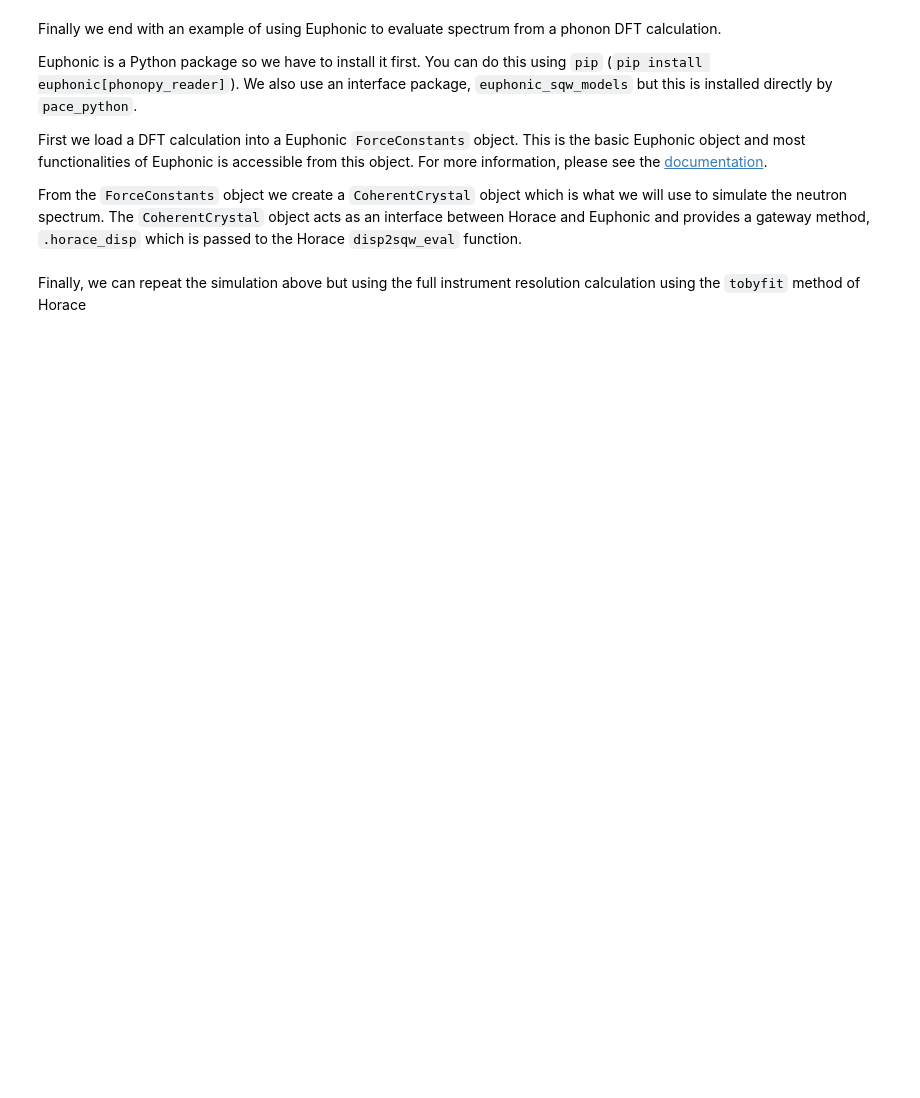
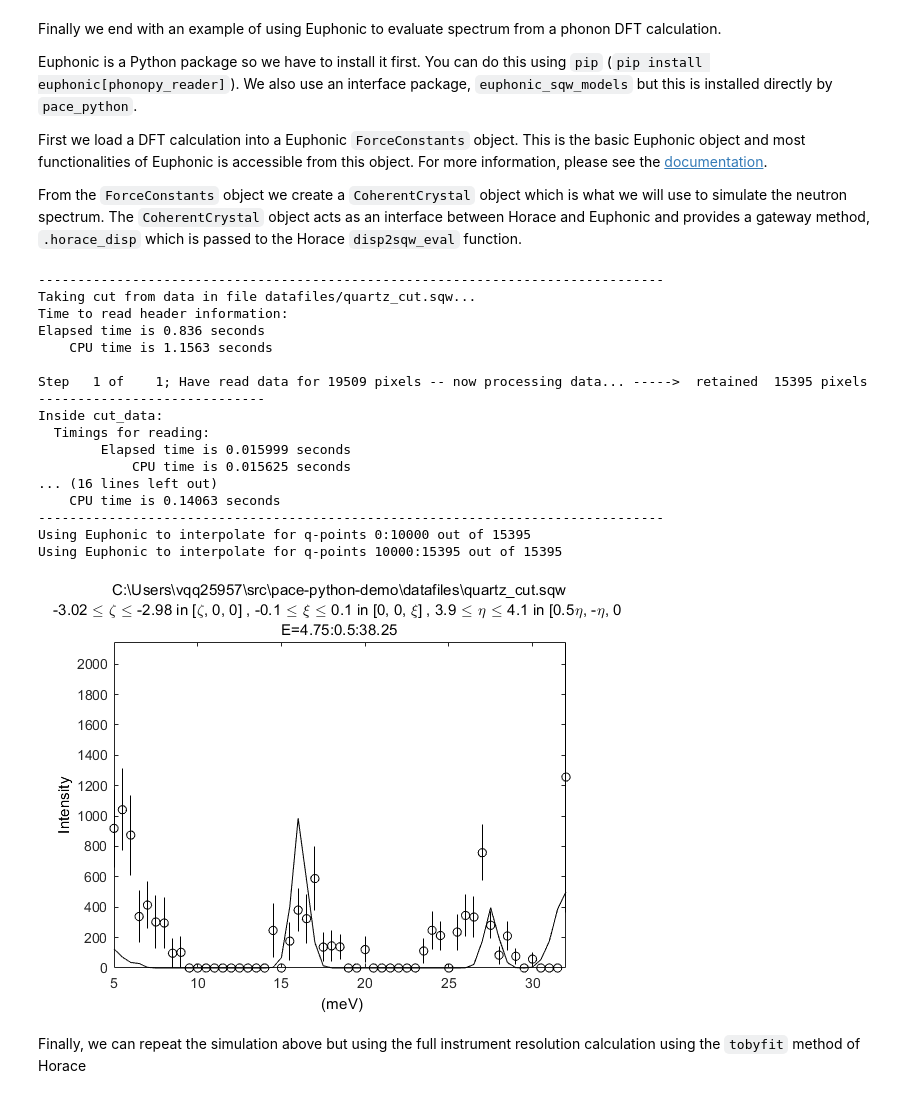
Before and after one commit to pace-neutrons/pace-python-demo, a Jupyter notebook: demo.ipynb, the cells around one changed output. Cells and saved outputs as stored; diff of their text form; code cells hidden in the pictures; blank space fills up the shorter version.

```diff
--- a/demo.ipynb
+++ b/demo.ipynb
@@ -352,22 +421,41 @@ The `CoherentCrystal` object acts as an interface between Horace and Euphonic an
 # %%
 from euphonic import ForceConstants
 from euphonic_sqw_models import CoherentCrystal
 
 fc = ForceConstants.from_castep('datafiles/quartz.castep_bin')
 euobj = CoherentCrystal(fc, debye_waller_grid=[6, 6, 6], temperature=100,
                         negative_e=True, asr=True, chunk=10000, use_c=True)
 
-scalefac = 1e12
+scalefac = 200
 effective_fwhm = 1
 intrinsic_fwhm = 0.1
 
 wsc = m.cut_sqw('datafiles/quartz_cut.sqw', [-3.02, -2.98], [5, 0.5, 38])
 
 # Calculate spectra with simple energy convolution (fixed width Gaussian)
 wsim = m.disp2sqw_eval(wsc, euobj.horace_disp, (scalefac), effective_fwhm)
 
 m.acolor('black')
 hf = m.plot(wsc); m.pl(wsim);
+# %% [output]
+--------------------------------------------------------------------------------
+Taking cut from data in file datafiles/quartz_cut.sqw...
+Time to read header information:
+Elapsed time is 0.836 seconds
+    CPU time is 1.1563 seconds
+
+Step   1 of    1; Have read data for 19509 pixels -- now processing data... ----->  retained  15395 pixels
+-----------------------------
+Inside cut_data:
+  Timings for reading:
+        Elapsed time is 0.015999 seconds
+            CPU time is 0.015625 seconds
+... (16 lines left out)
+    CPU time is 0.14063 seconds
+--------------------------------------------------------------------------------
+Using Euphonic to interpolate for q-points 0:10000 out of 15395
+Using Euphonic to interpolate for q-points 10000:15395 out of 15395
+[figure, added]
 # %% [markdown]
 Finally, we can repeat the simulation above but using the full instrument resolution calculation using the `tobyfit` method of Horace
 # %%
```
Also changed, not shown: parts of 12 cells of this notebook.
